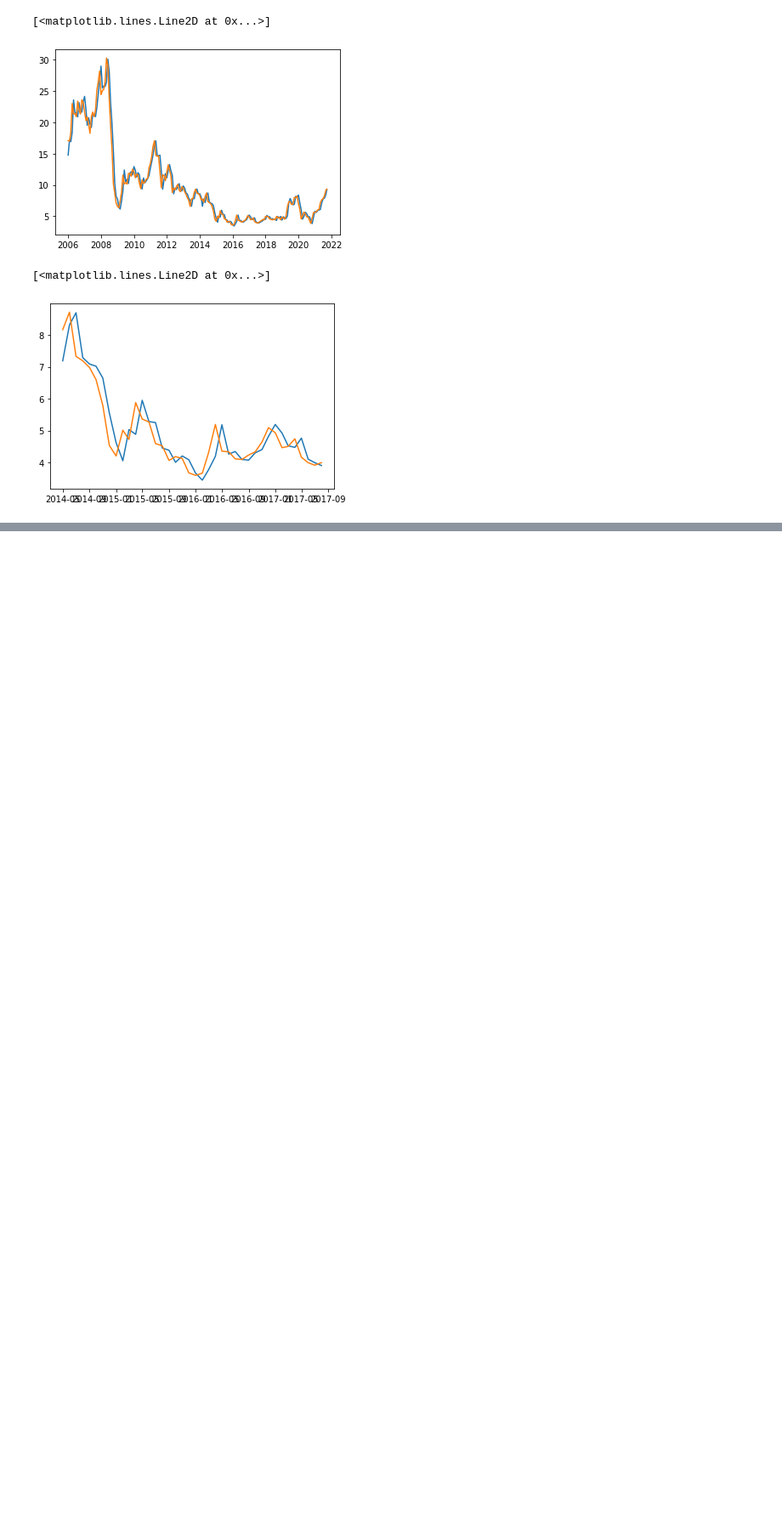
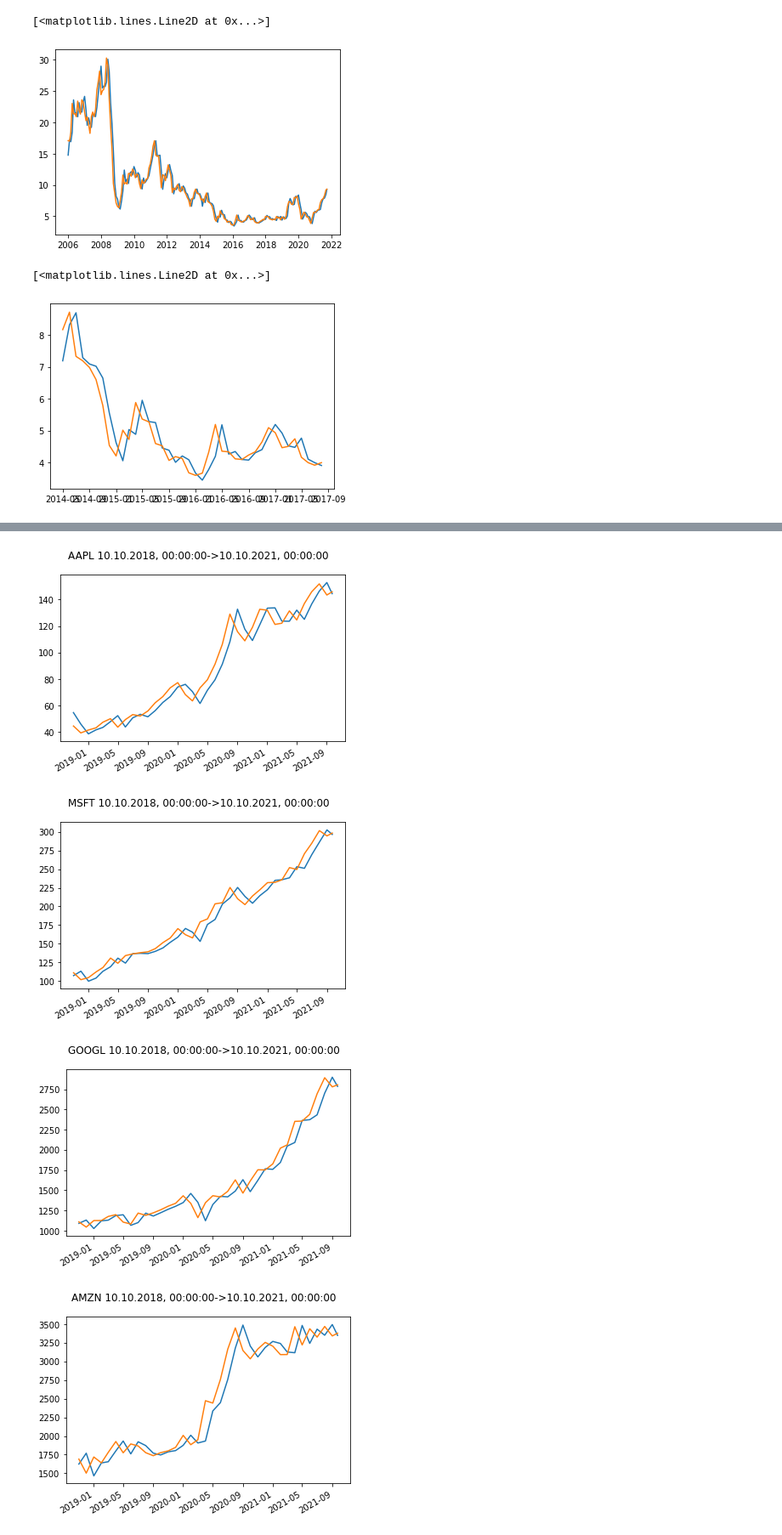
Before and after one commit to Yauhenii/finscrapper, a Jupyter notebook: notebooks/price_data.ipynb, the cells around one changed output, grey strips where cells are left out. Shown at 85% size. Drawn from its saved outputs; the diff is of its cells as text; code cells hidden in the pictures; blank space fills up the shorter version.

```diff
--- a/notebooks/price_data.ipynb
+++ b/notebooks/price_data.ipynb
@@ -85,0 +138,31 @@ plt.plot(gaz_date[start:start+shift],gaz_close[start:start+shift],'-')
+# %%
+def print_price_data(tickers,period1,period2,interval, price_types=['open','close','low','high']):
+    for ticker in tickers:
+        print_price_data_by_ticker(ticker,period1,period2,interval, price_types)
+
+
+def print_price_data_by_ticker(ticker,period1,period2,interval, price_types=['open','close','low','high']):
+    data = scrapper.get_data(ticker,period1=to_unix_ts(period1),period2=to_unix_ts(period2),interval=interval,prepost='false',events=None)
+    data_json = data.json()
+
+    d_time = data_json['chart']['result'][0]['timestamp']
+
+    d_date=[datetime.utcfromtimestamp(time) for time in d_time]
+
+    fig, ax = plt.subplots()
+
+    for price_type in price_types:
+        d_price_type = data_json['chart']['result'][0]['indicators']['quote'][0][price_type]
+        ax.plot(d_date,d_price_type)
+    fig.suptitle(f'{ticker} {period1.strftime("%d.%m.%Y, %H:%M:%S")}->{period2.strftime("%d.%m.%Y, %H:%M:%S")}')
+    fig.autofmt_xdate()
+# %%
+start_date=datetime(2018,10,10)
+end_date=datetime(2021,10,10)
+
+print_price_data(['AAPL','MSFT','GOOGL','AMZN'],start_date,end_date,'1mo',['open','close'])
+# %% [output]
+[figure, added]
+[figure, added]
+[figure, added]
+[figure, added]
```
Also changed, not shown: parts of 19 cells of this notebook.
